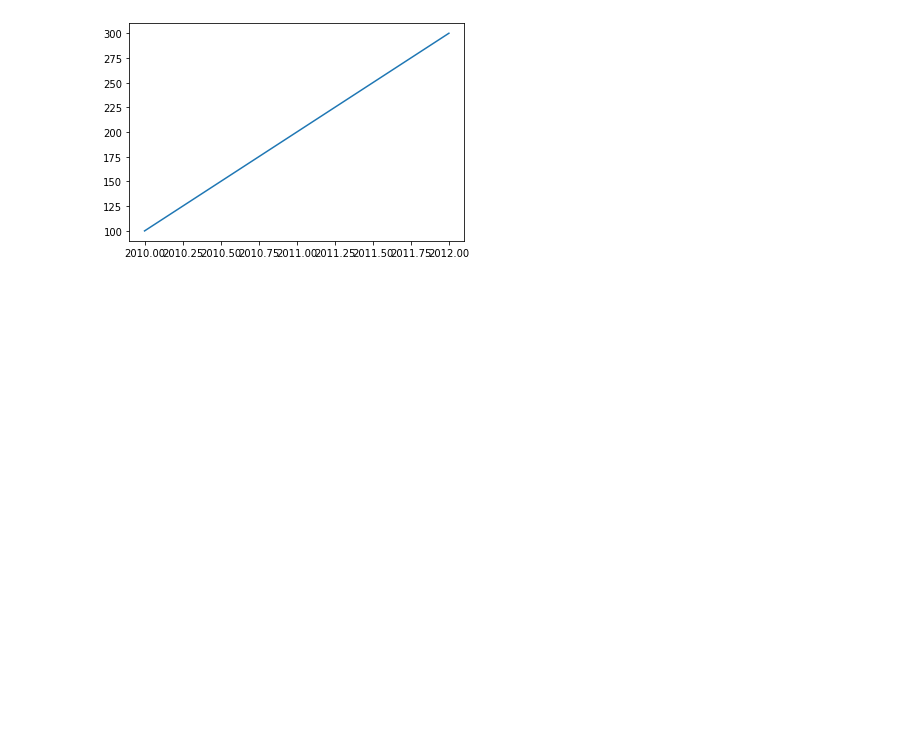
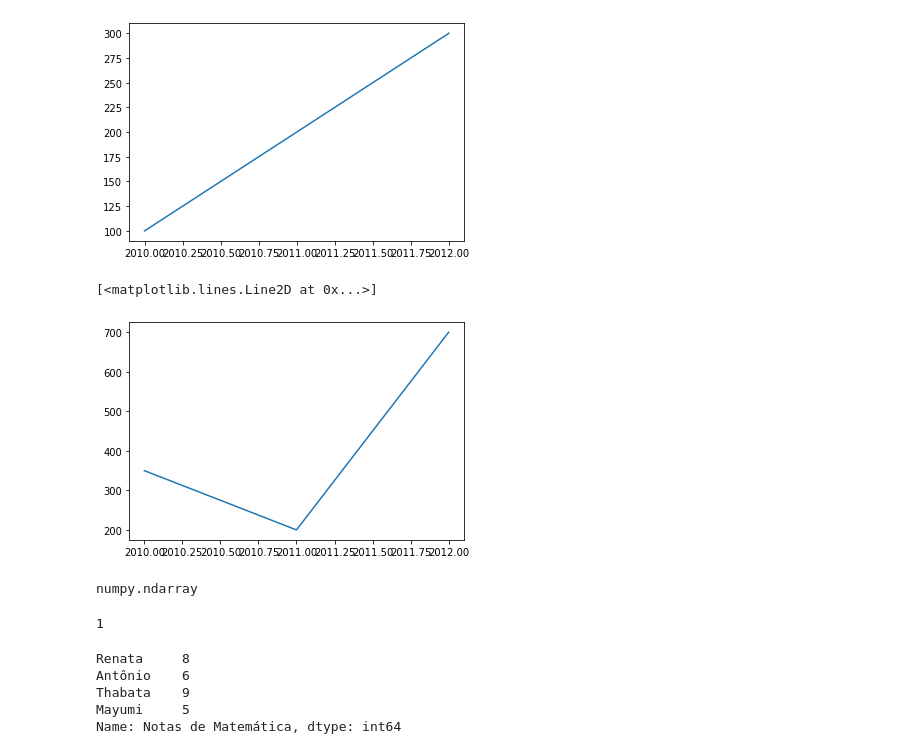
Before and after one commit to Juniorexz/Codigo, a Jupyter notebook: Mineração de dados com Python.ipynb, the cells around one changed output. Saved outputs shown, nothing was run; the diff lists cells and outputs as text; code cells hidden in the pictures; blank space fills up the shorter version.

```diff
--- a/Mineração de dados com Python.ipynb
+++ b/Mineração de dados com Python.ipynb
@@ -448,3 +441,19 @@ plt.plot(series_.index, series_.values)
 # %% [output]
 [<matplotlib.lines.Line2D at 0x...>]
 [figure]
+# %%
+series_ = pd.Series([350, 200, 700], index = [2010, 2011, 2012])
+# %%
+plt.plot(series_.index, series_.values)
+# %% [output]
+[<matplotlib.lines.Line2D at 0x...>]
+[figure, added]
+# %%
+type(series.values)
+# %% [output]
+numpy.ndarray
+# %%
+# número de dimensões
+series.ndim
+# %% [output]
+1
@@ -450,0 +465,8 @@ plt.plot(series_.index, series_.values)
+# %%
+series
+# %% [output]
+Renata     8
+Antônio    6
+Thabata    9
+Mayumi     5
+Name: Notas de Matemática, dtype: int64
```
Also changed, not shown: parts of 74 cells of this notebook.
